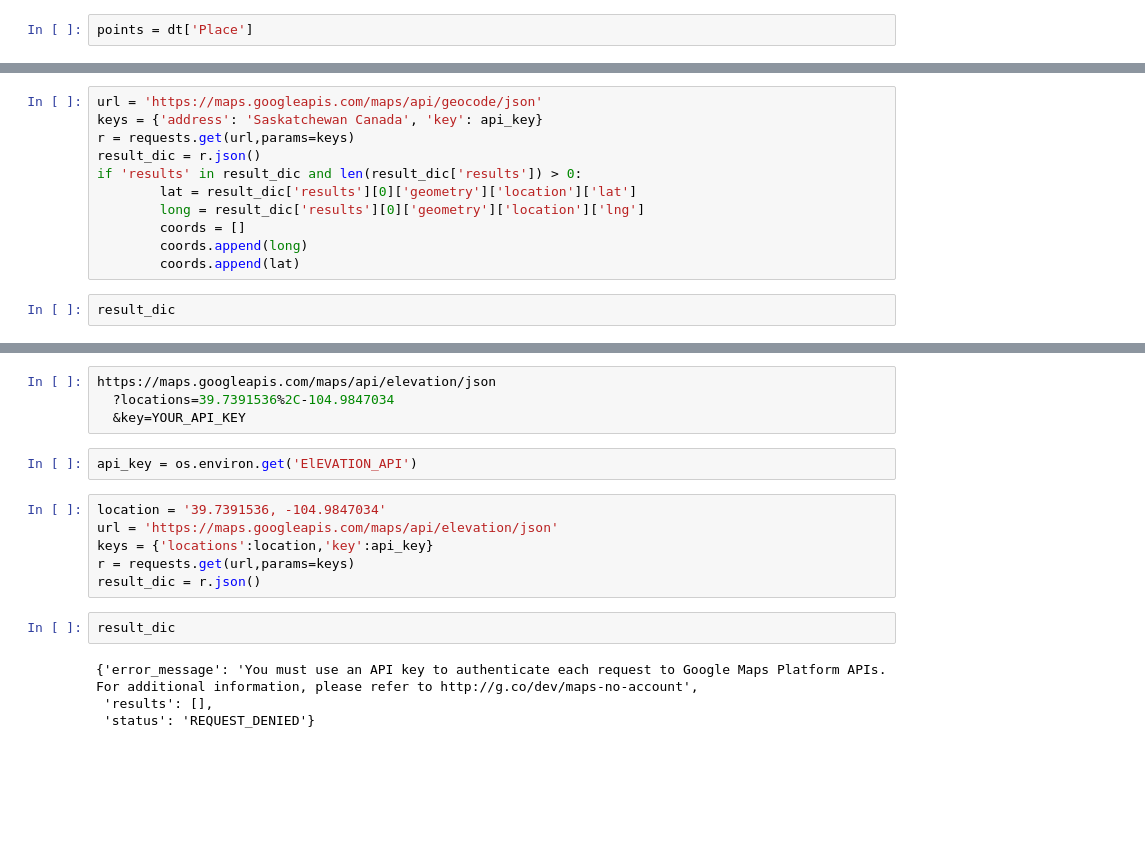
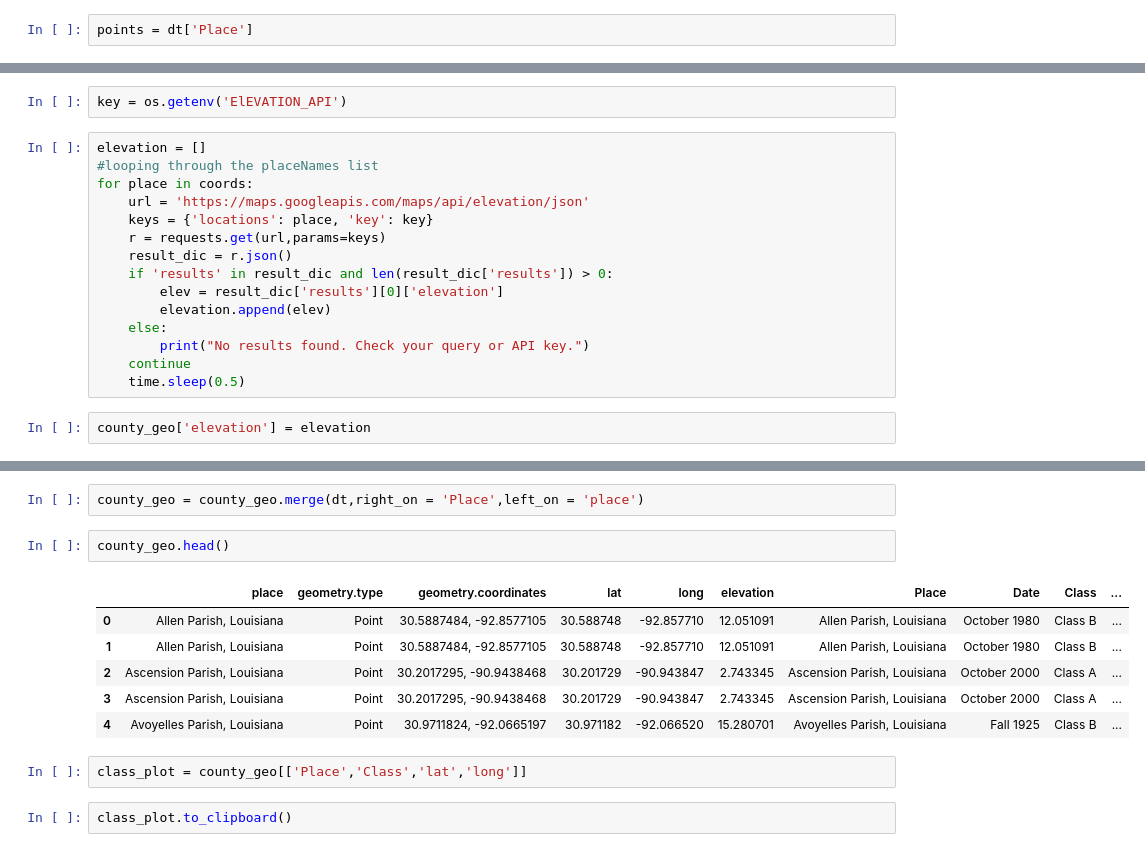
Before and after one commit to yiren54610/Bigfoot, a Jupyter notebook: Scraping.ipynb, the cells around one changed output, grey strips where cells are left out. Cells and saved outputs as stored; diff of their text form; blank space fills up the shorter version.

```diff
--- a/Scraping.ipynb
+++ b/Scraping.ipynb
@@ -488,13 +440,19 @@ for place in points:
+# %%
+key = os.getenv('ElEVATION_API')
 # %%
-url = 'https://maps.googleapis.com/maps/api/geocode/json'
-keys = {'address': 'Saskatchewan Canada', 'key': api_key}
-r = requests.get(url,params=keys)
-result_dic = r.json()
-if 'results' in result_dic and len(result_dic['results']) > 0:
-        lat = result_dic['results'][0]['geometry']['location']['lat']
-        long = result_dic['results'][0]['geometry']['location']['lng']
-        coords = []
-        coords.append(long)
-        coords.append(lat)
+elevation = []
+#looping through the placeNames list
+for place in coords:
+    url = 'https://maps.googleapis.com/maps/api/elevation/json'
+    keys = {'locations': place, 'key': key}
+    r = requests.get(url,params=keys)
+    result_dic = r.json()
+    if 'results' in result_dic and len(result_dic['results']) > 0:
+        elev = result_dic['results'][0]['elevation']
+        elevation.append(elev)
+    else:
+        print("No results found. Check your query or API key.")
+    continue
+    time.sleep(0.5)
 # %%
-result_dic
+county_geo['elevation'] = elevation
@@ -519,18 +459,15 @@ result_dic
-# %%
-https://maps.googleapis.com/maps/api/elevation/json
-  ?locations=39.7391536%2C-104.9847034
-  &key=YOUR_API_KEY
-# %%
-api_key = os.environ.get('ElEVATION_API')
-# %%
-location = '39.7391536, -104.9847034'
-url = 'https://maps.googleapis.com/maps/api/elevation/json'
-keys = {'locations':location,'key':api_key}
-r = requests.get(url,params=keys)
-result_dic = r.json()
-# %%
-result_dic
-# %% [output]
-{'error_message': 'You must use an API key to authenticate each request to Google Maps Platform APIs. For additional information, please refer to http://g.co/dev/maps-no-account',
- 'results': [],
- 'status': 'REQUEST_DENIED'}
+# %%
+county_geo = county_geo.merge(dt,right_on = 'Place',left_on = 'place')
+# %%
+county_geo.head()
+# %% [output]
+|  | place | geometry.type | geometry.coordinates | lat | long | elevation | Place | Date | Class | ... |
+| 0 | Allen Parish, Louisiana | Point | 30.5887484, -92.8577105 | 30.588748 | -92.857710 | 12.051091 | Allen Parish, Louisiana | October 1980 | Class B | ... |
+| 1 | Allen Parish, Louisiana | Point | 30.5887484, -92.8577105 | 30.588748 | -92.857710 | 12.051091 | Allen Parish, Louisiana | October 1980 | Class B | ... |
+| 2 | Ascension Parish, Louisiana | Point | 30.2017295, -90.9438468 | 30.201729 | -90.943847 | 2.743345 | Ascension Parish, Louisiana | October 2000 | Class A | ... |
+| 3 | Ascension Parish, Louisiana | Point | 30.2017295, -90.9438468 | 30.201729 | -90.943847 | 2.743345 | Ascension Parish, Louisiana | October 2000 | Class A | ... |
+| 4 | Avoyelles Parish, Louisiana | Point | 30.9711824, -92.0665197 | 30.971182 | -92.066520 | 15.280701 | Avoyelles Parish, Louisiana | Fall 1925 | Class B | ... |
+# %%
+class_plot = county_geo[['Place','Class','lat','long']]
+# %%
+class_plot.to_clipboard()
```
Also changed, not shown: parts of 17 cells of this notebook.
